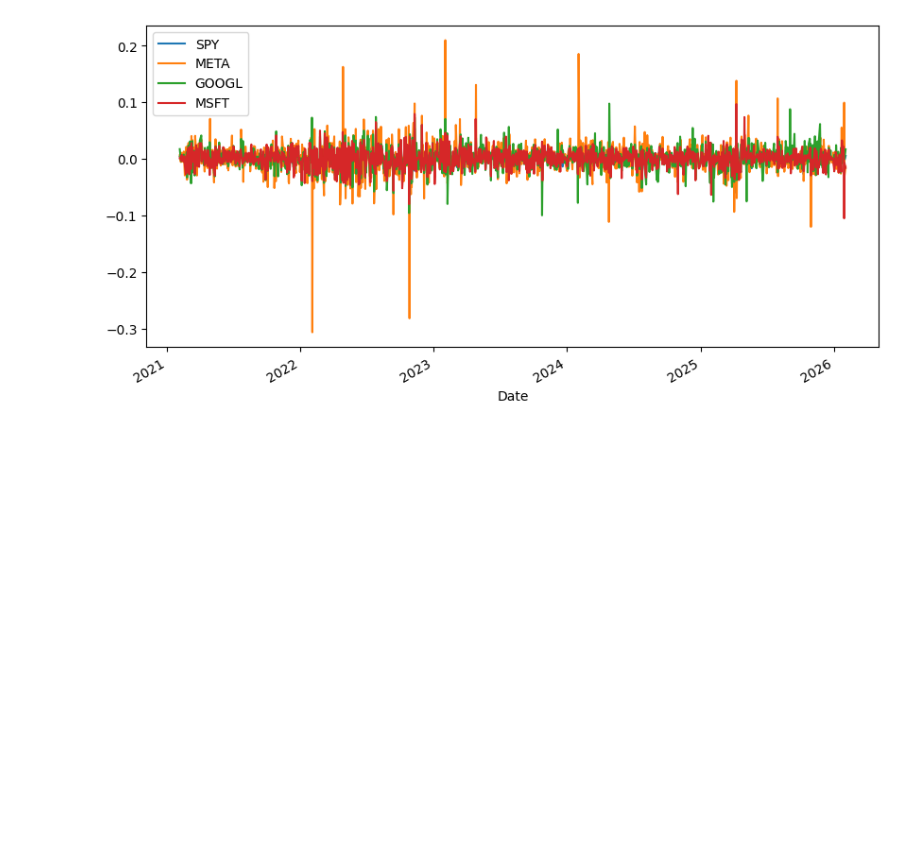
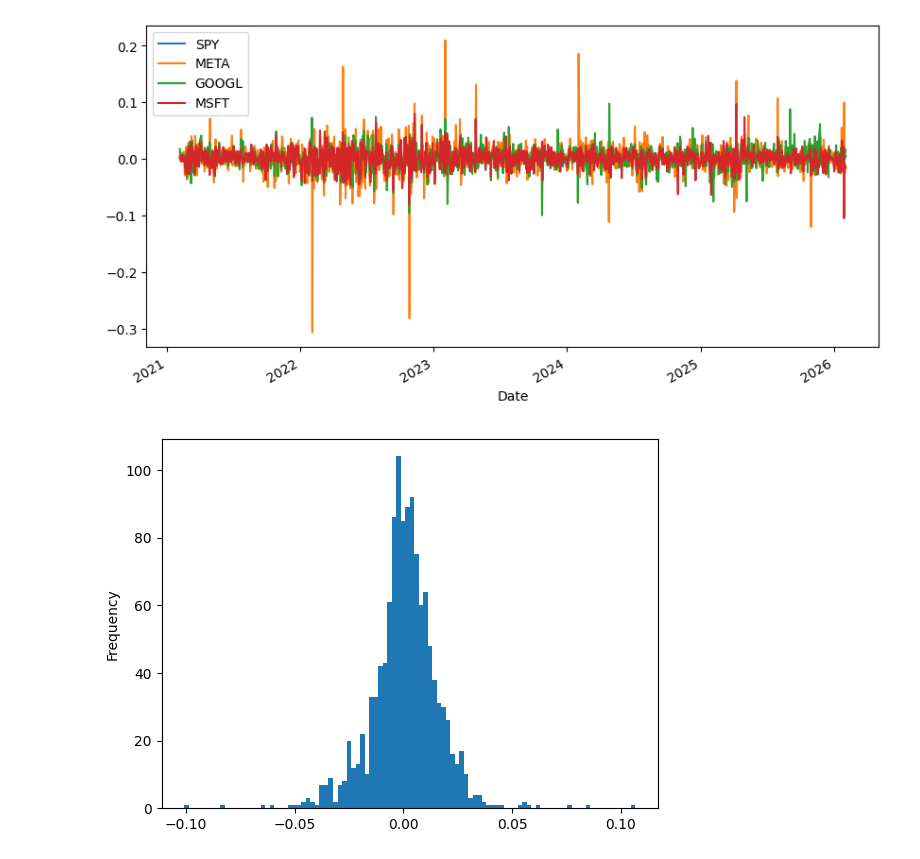
Before and after one commit to jackashleyb/simple-long-short-equity-strategy-in-python, a Jupyter notebook: simple long short equity strategy in python.ipynb, the cells around one changed output. Cells and saved outputs as stored; diff of their text form; code cells hidden in the pictures; blank space fills up the shorter version.

Commit message:
added a histogram

```diff
--- a/simple long short equity strategy in python.ipynb
+++ b/simple long short equity strategy in python.ipynb
@@ -64,3 +64,8 @@ stock_log_returns.plot(figsize=(10,5))
 plt.show()
 # %% [output]
 [figure]
+# %%
+average_log_return.plot.hist(bins=100)
+plt.show()
+# %% [output]
+[figure, added]
```
